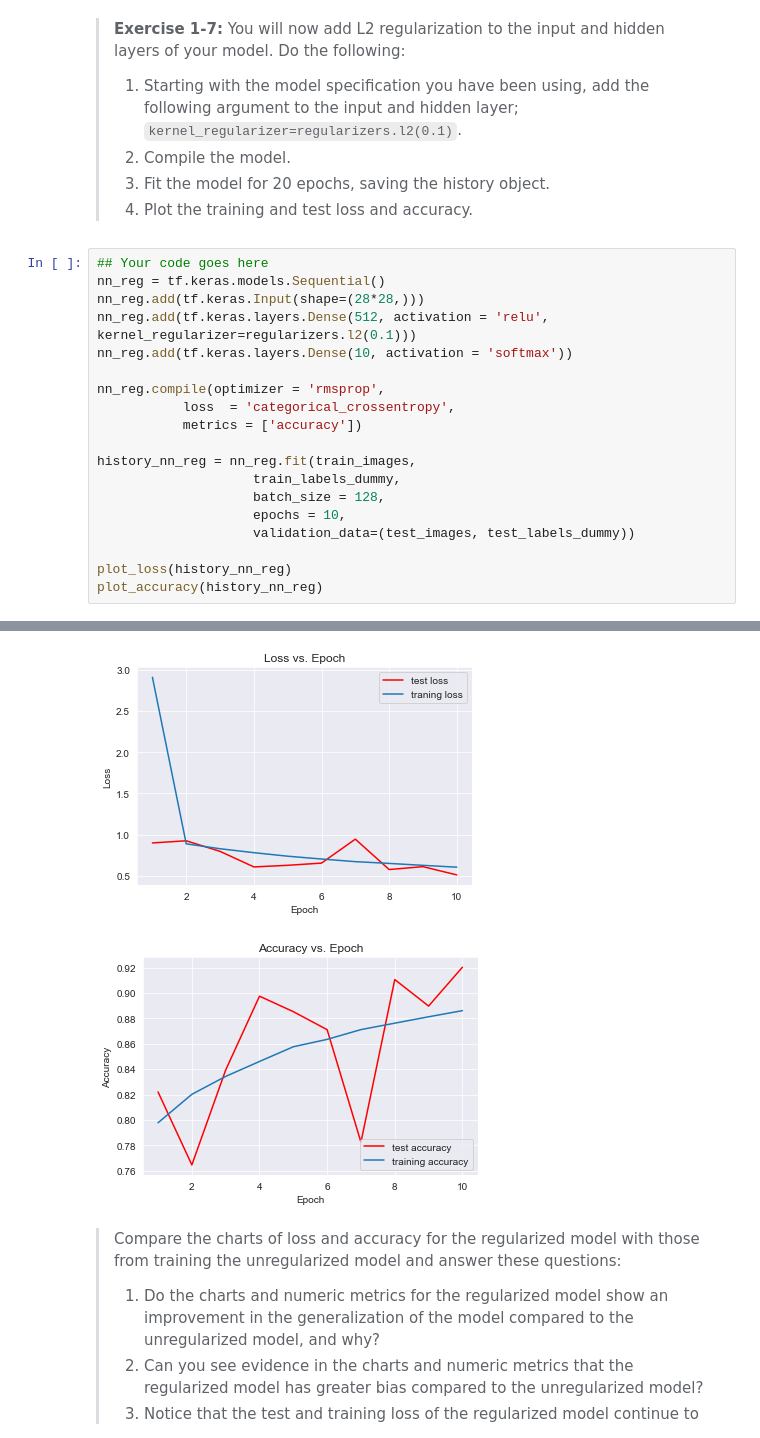
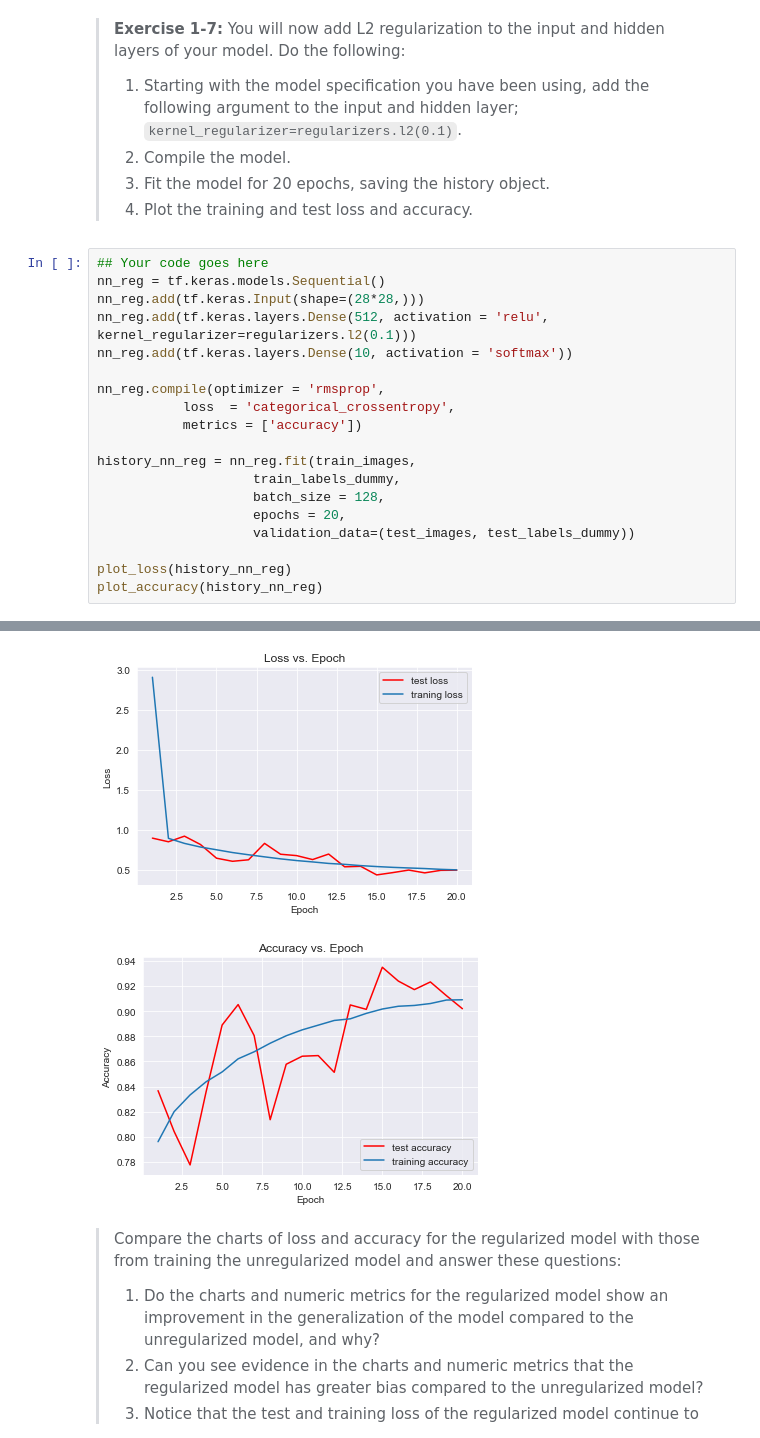
Before and after one commit to rodolfolermacontreras/ML_3_Assignment_1, a Jupyter notebook: 1_IntrotoDeepForwardNetworks.ipynb, the cells around one changed output, grey strips where cells are left out. Saved outputs shown, nothing was run; the diff lists cells and outputs as text.

```diff
--- a/1_IntrotoDeepForwardNetworks.ipynb
+++ b/1_IntrotoDeepForwardNetworks.ipynb
@@ -934,7 +948,7 @@ nn_reg.compile(optimizer = 'rmsprop',
 history_nn_reg = nn_reg.fit(train_images,
                     train_labels_dummy,
                     batch_size = 128,
-                    epochs = 10,
+                    epochs = 20,
                     validation_data=(test_images, test_labels_dummy))
 
 plot_loss(history_nn_reg)
@@ -963,5 +974,5 @@ Epoch 10/10
-[figure, old version]
+[figure, new version]
-[figure, old version]
+[figure, new version]
 # %% [markdown]
 > Compare the charts of loss and accuracy for the regularized model with those from training the unregularized model and answer these questions:
 > 1. Do the charts and numeric metrics for the regularized model show an improvement in the generalization of the model compared to the unregularized model, and why?
```
Also changed, not shown: parts of 24 cells of this notebook.
